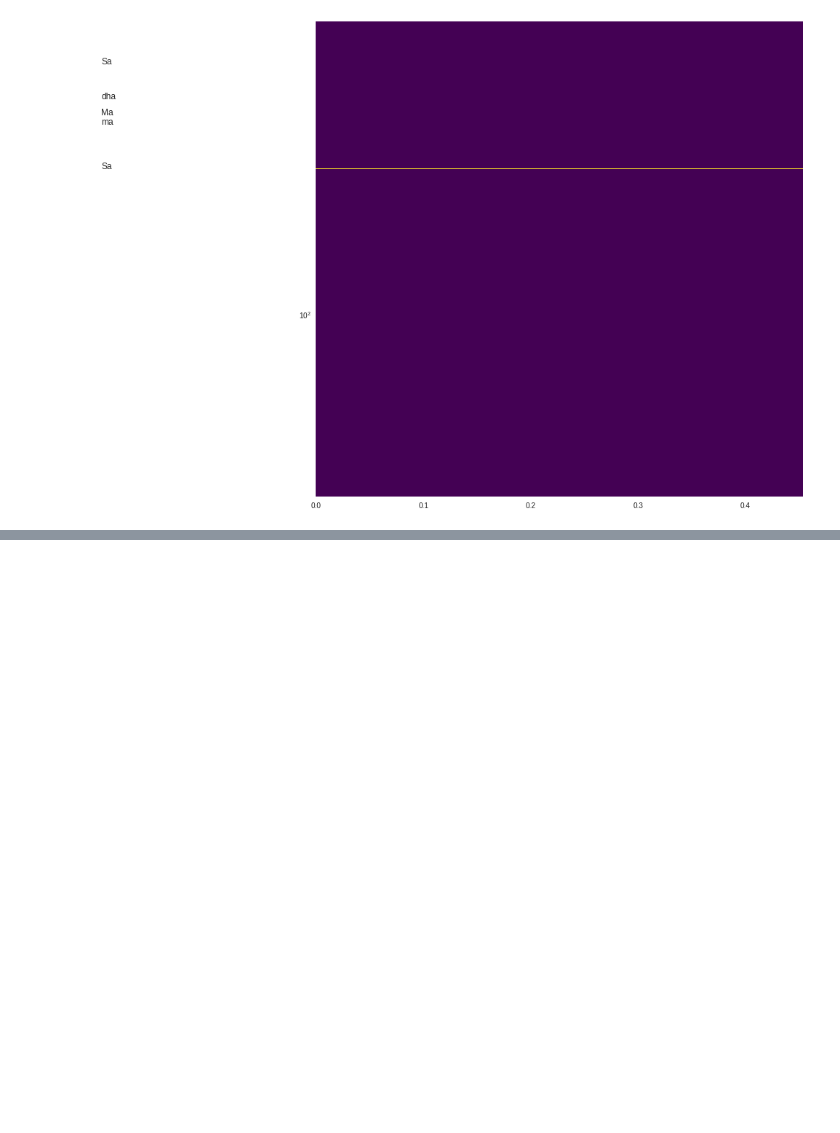
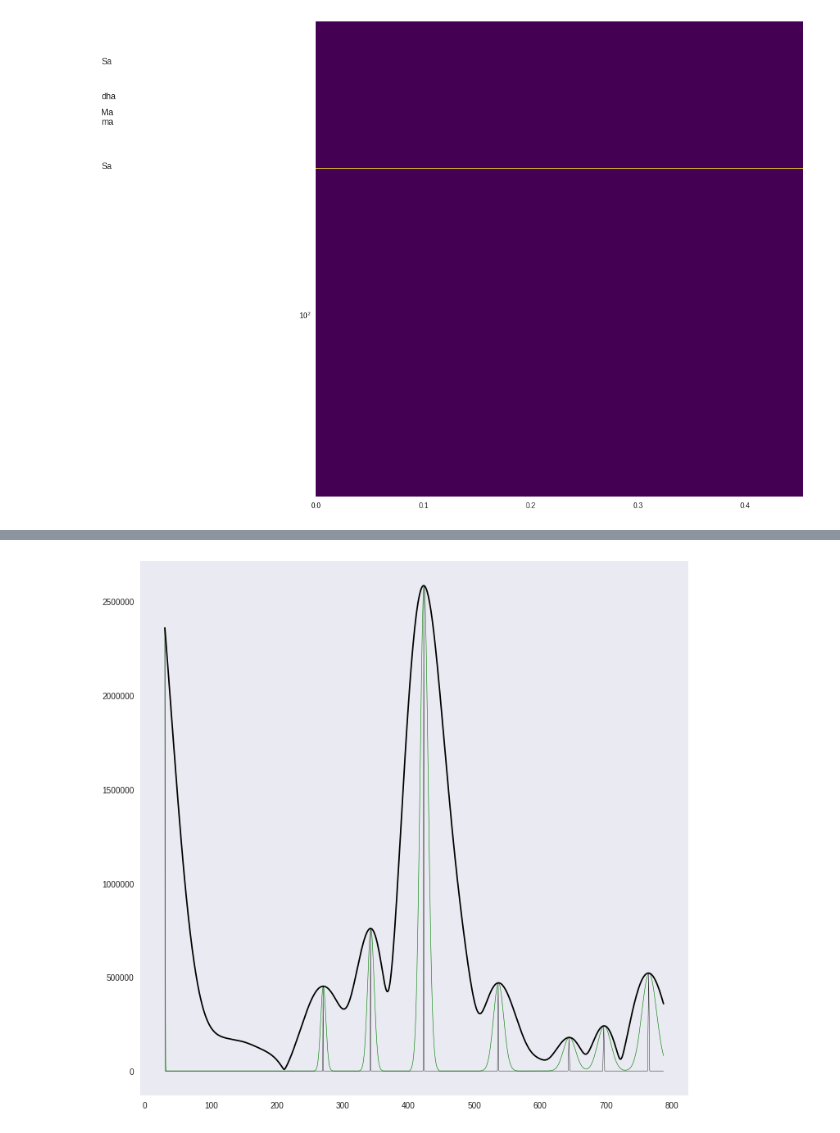
Before and after one commit to tandav/spectrogram, a Jupyter notebook: custom_fft_low_freqs.ipynb, the cells around one changed output, grey strips where cells are left out. Saved outputs shown, nothing was run; the diff lists cells and outputs as text; code cells hidden in the pictures; blank space fills up the shorter version.

```diff
--- a/custom_fft_low_freqs.ipynb
+++ b/custom_fft_low_freqs.ipynb
@@ -302,0 +328,30 @@ plt.grid(False)
+# %%
+from scipy.signal import gaussian
+
+a = spectrogram[72]
+
+
+# z = np.r_[True, a[1:] < a[:-1]] & np.r_[a[:-1] < a[1:], True] # minimas
+z = np.r_[True, a[1:] > a[:-1]] & np.r_[a[:-1] > a[1:], True] # maximas
+
+
+gg = np.zeros(len(a))
+gg[z] = a[z]
+
+
+blur_kernel = gaussian(50, std=7)
+
+Q_corr = np.correlate(gg, blur_kernel, mode='same')
+
+
+
+plt.plot(f, Q_corr, 'g', linewidth=0.6)
+
+
+
+
+plt.plot(f, a, 'k')
+plt.plot(f, gg, 'k', linewidth=0.4)
+plt.grid(False)
+# %% [output]
+[figure, added]
```
Also changed, not shown: parts of 15 cells of this notebook.
